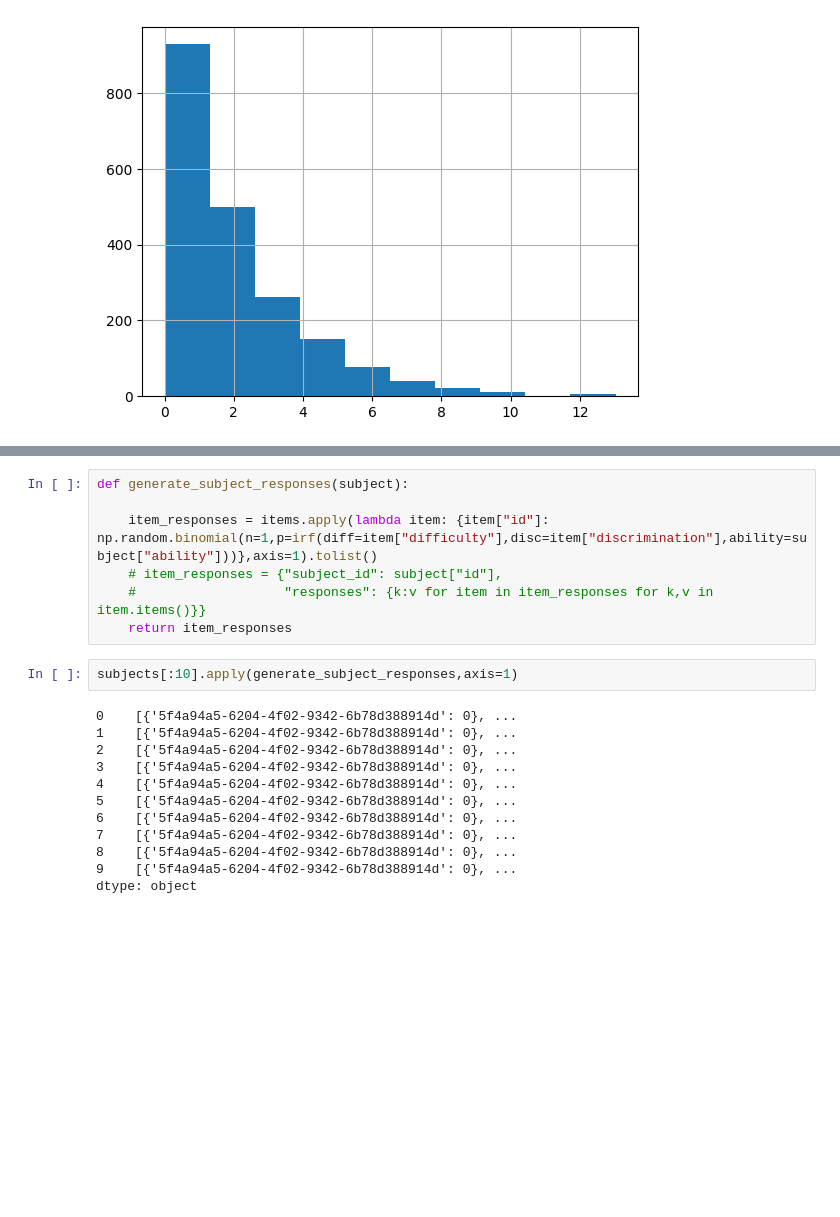
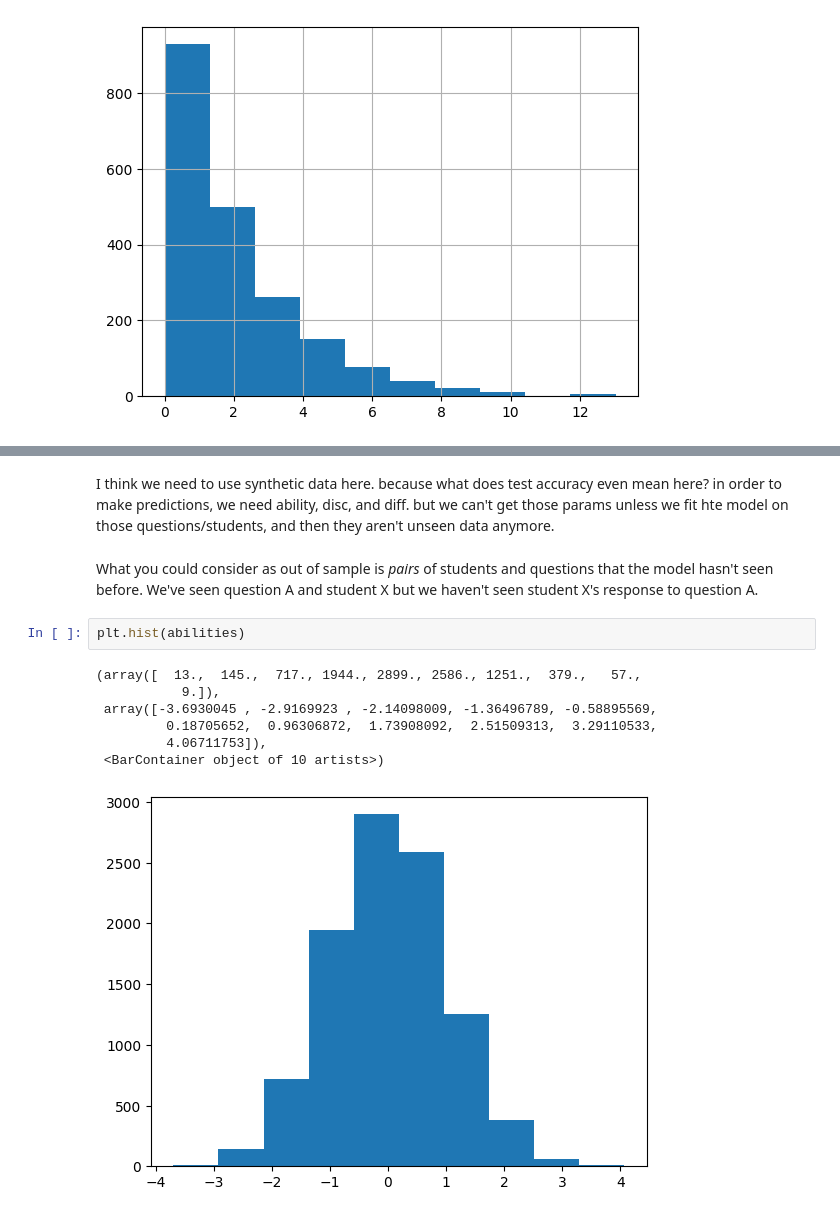
Before and after one commit to daavidstein/IRT, a Jupyter notebook: notebooks/girth.ipynb, the cells around one changed output, grey strips where cells are left out. Drawn from its saved outputs; the diff is of its cells as text; blank space fills up the shorter version.

```diff
--- a/notebooks/girth.ipynb
+++ b/notebooks/girth.ipynb
@@ -220,22 +216,15 @@ items
 2000 rows × 3 columns
-# %%
-def generate_subject_responses(subject):
-
-    item_responses = items.apply(lambda item: {item["id"]: np.random.binomial(n=1,p=irf(diff=item["difficulty"],disc=item["discrimination"],ability=subject["ability"]))},axis=1).tolist()
-    # item_responses = {"subject_id": subject["id"],
-    #                   "responses": {k:v for item in item_responses for k,v in item.items()}}
-    return item_responses
-# %%
-subjects[:10].apply(generate_subject_responses,axis=1)
-# %% [output]
-0    [{'5f4a94a5-6204-4f02-9342-6b78d388914d': 0}, ...
-1    [{'5f4a94a5-6204-4f02-9342-6b78d388914d': 0}, ...
-2    [{'5f4a94a5-6204-4f02-9342-6b78d388914d': 0}, ...
-3    [{'5f4a94a5-6204-4f02-9342-6b78d388914d': 0}, ...
-4    [{'5f4a94a5-6204-4f02-9342-6b78d388914d': 0}, ...
-5    [{'5f4a94a5-6204-4f02-9342-6b78d388914d': 0}, ...
-6    [{'5f4a94a5-6204-4f02-9342-6b78d388914d': 0}, ...
-7    [{'5f4a94a5-6204-4f02-9342-6b78d388914d': 0}, ...
-8    [{'5f4a94a5-6204-4f02-9342-6b78d388914d': 0}, ...
-9    [{'5f4a94a5-6204-4f02-9342-6b78d388914d': 0}, ...
-dtype: object
+# %% [markdown]
+I think we need to use synthetic data here. because what does test accuracy even mean here? in order to make predictions, we need ability, disc, and diff. but we can't get those params unless we fit hte model on those questions/students, and then they aren't unseen data anymore.
+# %% [markdown]
+What you could consider as out of sample is *pairs* of students and questions that the model hasn't seen before. We've seen question A and student X but we haven't seen student X's response to question A.
+# %%
+plt.hist(abilities)
+# %% [output]
+(array([  13.,  145.,  717., 1944., 2899., 2586., 1251.,  379.,   57.,
+           9.]),
+ array([-3.6930045 , -2.9169923 , -2.14098009, -1.36496789, -0.58895569,
+         0.18705652,  0.96306872,  1.73908092,  2.51509313,  3.29110533,
+         4.06711753]),
+ <BarContainer object of 10 artists>)
+[figure, added]
```
Also changed, not shown: parts of 52 cells of this notebook.
